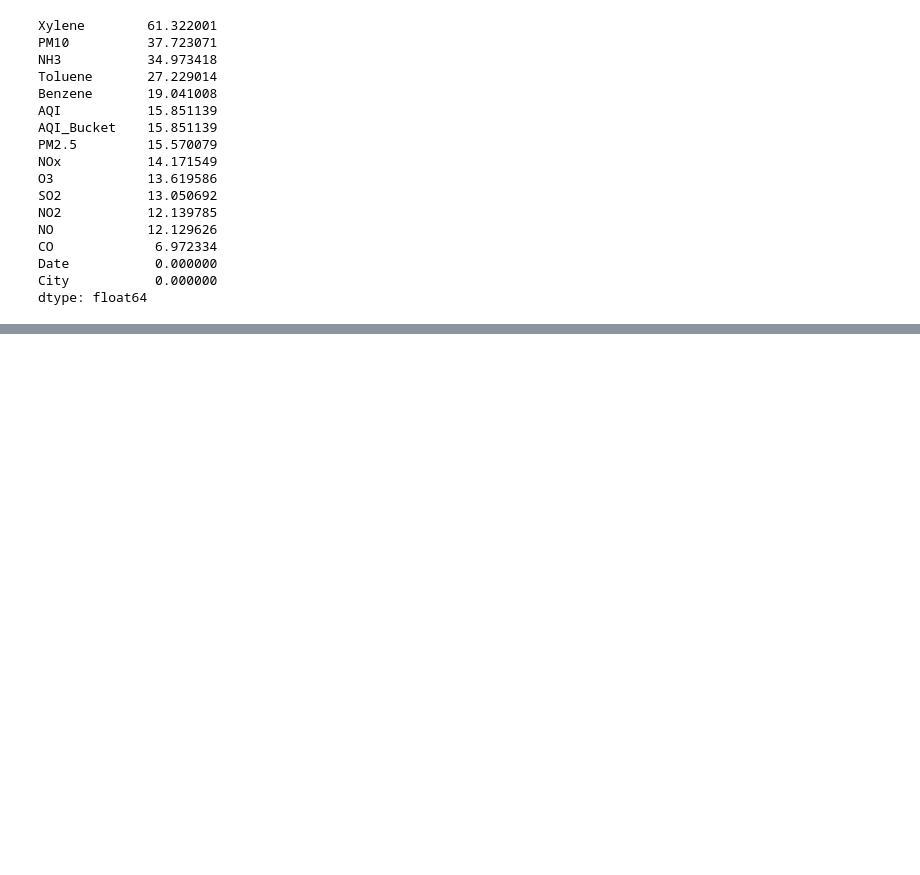
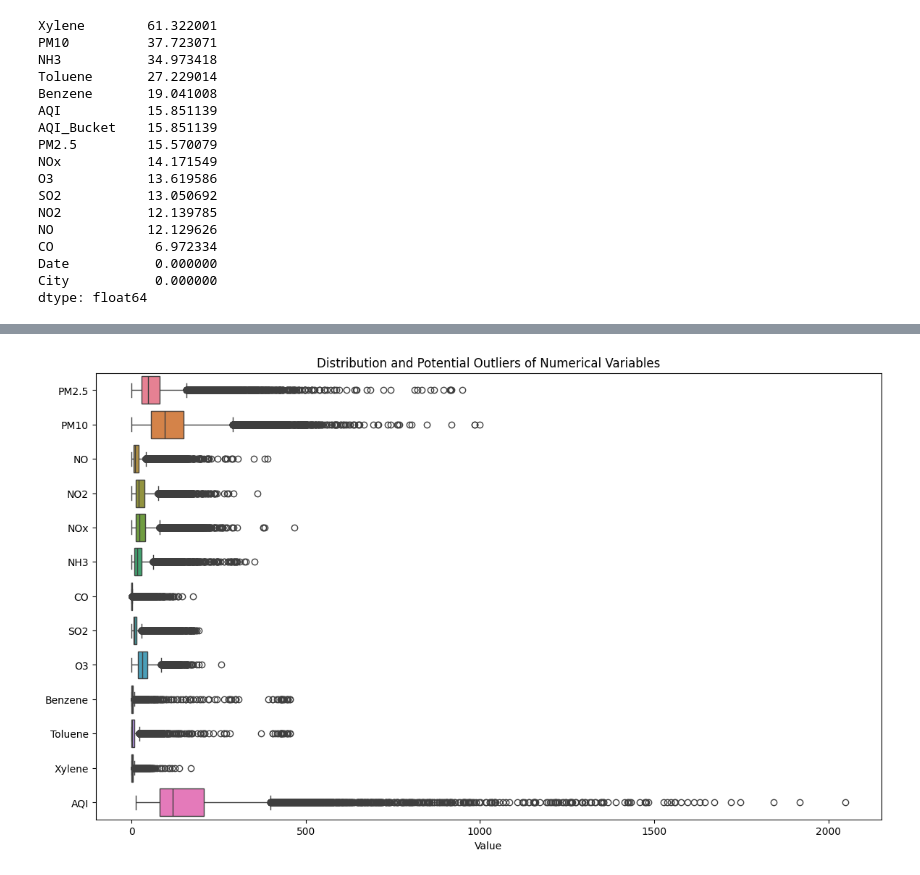
Before and after one commit to omkarsatpute18/AQI-air-quality-prediction, a Jupyter notebook: main.ipynb, the cells around one changed output, grey strips where cells are left out. Cells and saved outputs as stored; diff of their text form; code cells hidden in the pictures; blank space fills up the shorter version.

```diff
--- a/main.ipynb
+++ b/main.ipynb
@@ -256,0 +275,6 @@ dtype: float64
+# %%
+numeric_columns = df.select_dtypes(include=np.number).columns
+
+negative_column = df[df[numeric_columns] < 0 ].sum()
+
+negative_column
@@ -256,0 +317,14 @@ dtype: float64
+# %%
+plt.figure(figsize=(14, 8))
+
+sns.boxplot(
+    data=df[numeric_columns],
+    orient="h"
+)
+
+plt.title("Distribution and Potential Outliers of Numerical Variables")
+plt.xlabel("Value")
+
+plt.show()
+# %% [output]
+[figure, added]
```
Also changed, not shown: parts of 6 cells of this notebook.
